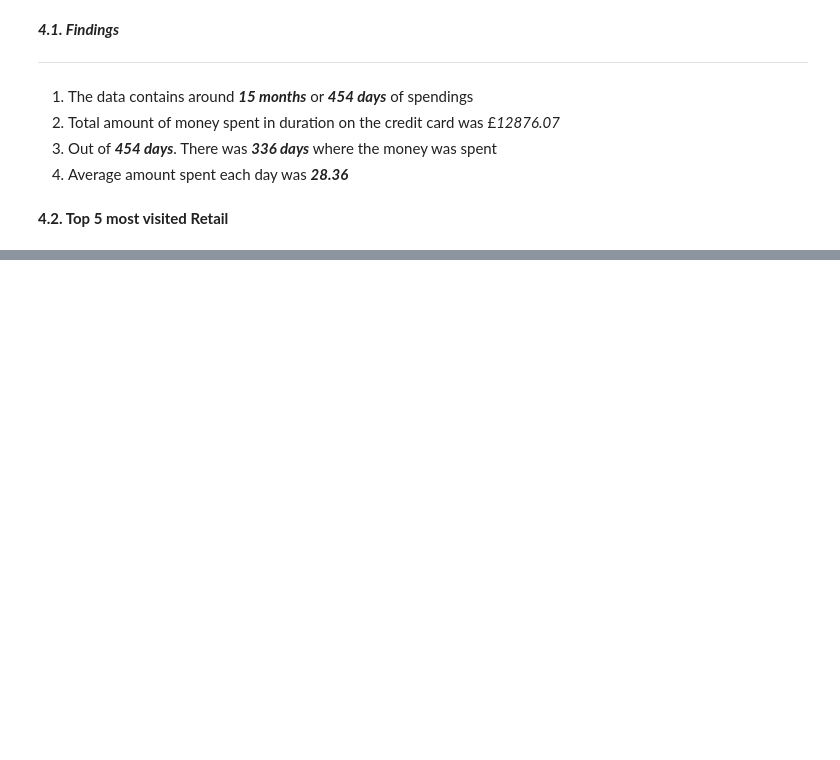
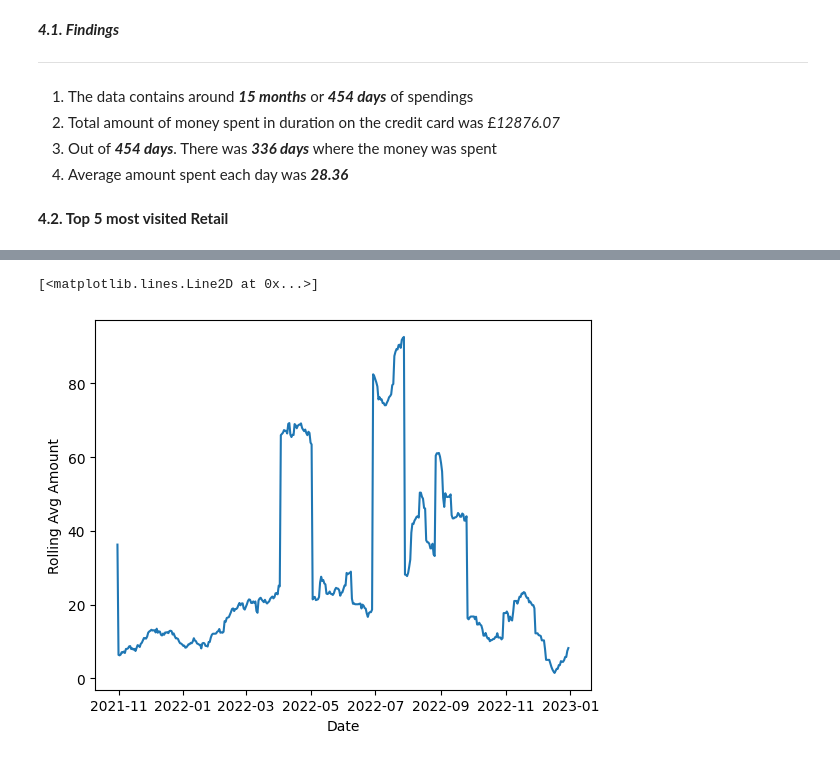
Before and after one commit to nirdeshacharya/SpendingAnalysis, a Jupyter notebook: SpendingAnalysis.ipynb, the cells around one changed output, grey strips where cells are left out. Cells and saved outputs as stored; diff of their text form; code cells hidden in the pictures; blank space fills up the shorter version.

```diff
--- a/SpendingAnalysis.ipynb
+++ b/SpendingAnalysis.ipynb
@@ -244,0 +298,9 @@ plt.show()
+# %%
+dfA=dfA.rolling(window=30).mean().dropna()
+# %%
+plt.xlabel('Date')
+plt.ylabel('Rolling Avg Amount')
+plt.plot(dfA)
+# %% [output]
+[<matplotlib.lines.Line2D at 0x...>]
+[figure, added]
```
Also changed, not shown: parts of 27 cells of this notebook.
